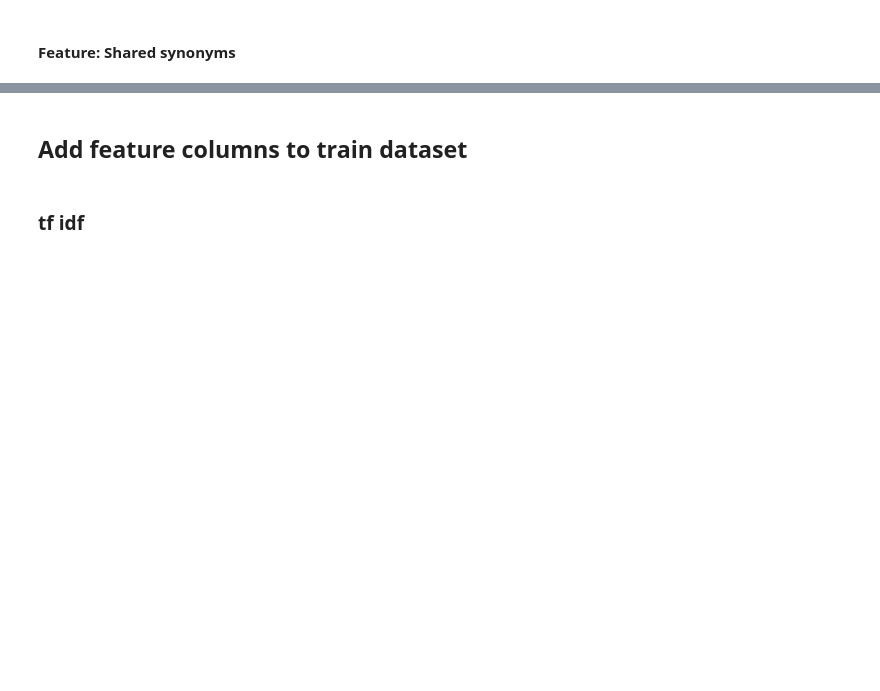
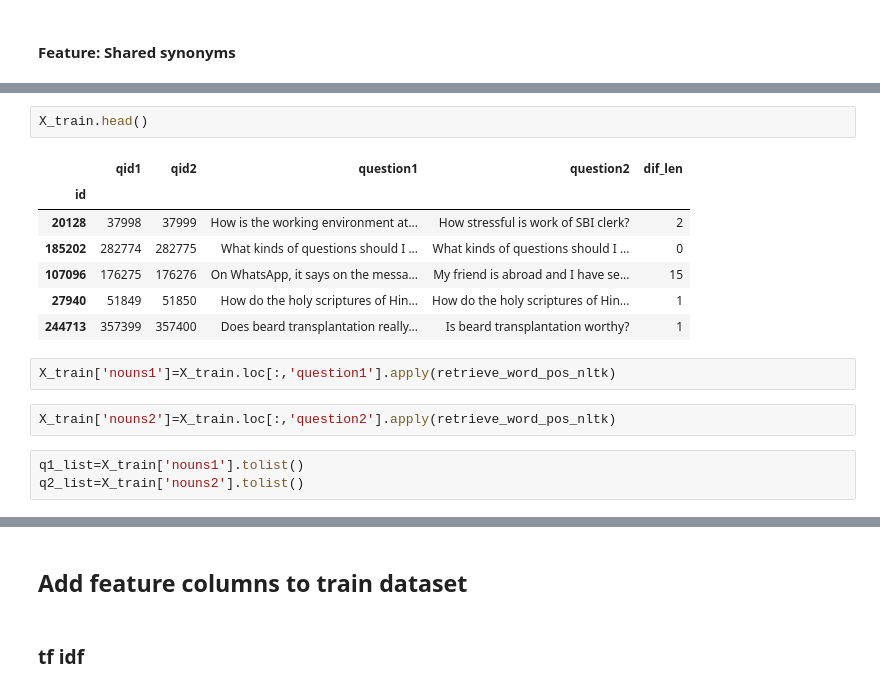
Before and after one commit to jaime-endika/kagglequora, a Jupyter notebook: Quora duplicate questions.ipynb, the cells around one changed output, grey strips where cells are left out. Cells and saved outputs as stored; diff of their text form; blank space fills up the shorter version.

```diff
--- a/Quora duplicate questions.ipynb
+++ b/Quora duplicate questions.ipynb
@@ -153,0 +207,17 @@ clause_q1==clause_q2
+# %%
+X_train.head()
+# %% [output]
+|  | qid1 | qid2 | question1 | question2 | dif_len |
+| id |  |  |  |  |  |
+| 20128 | 37998 | 37999 | How is the working environment at... | How stressful is work of SBI clerk? | 2 |
+| 185202 | 282774 | 282775 | What kinds of questions should I ... | What kinds of questions should I ... | 0 |
+| 107096 | 176275 | 176276 | On WhatsApp, it says on the messa... | My friend is abroad and I have se... | 15 |
+| 27940 | 51849 | 51850 | How do the holy scriptures of Hin... | How do the holy scriptures of Hin... | 1 |
+| 244713 | 357399 | 357400 | Does beard transplantation really... | Is beard transplantation worthy? | 1 |
+# %%
+X_train['nouns1']=X_train.loc[:,'question1'].apply(retrieve_word_pos_nltk)
+# %%
+X_train['nouns2']=X_train.loc[:,'question2'].apply(retrieve_word_pos_nltk)
+# %%
+q1_list=X_train['nouns1'].tolist()
+q2_list=X_train['nouns2'].tolist()
```
Also changed, not shown: parts of 39 cells of this notebook.
